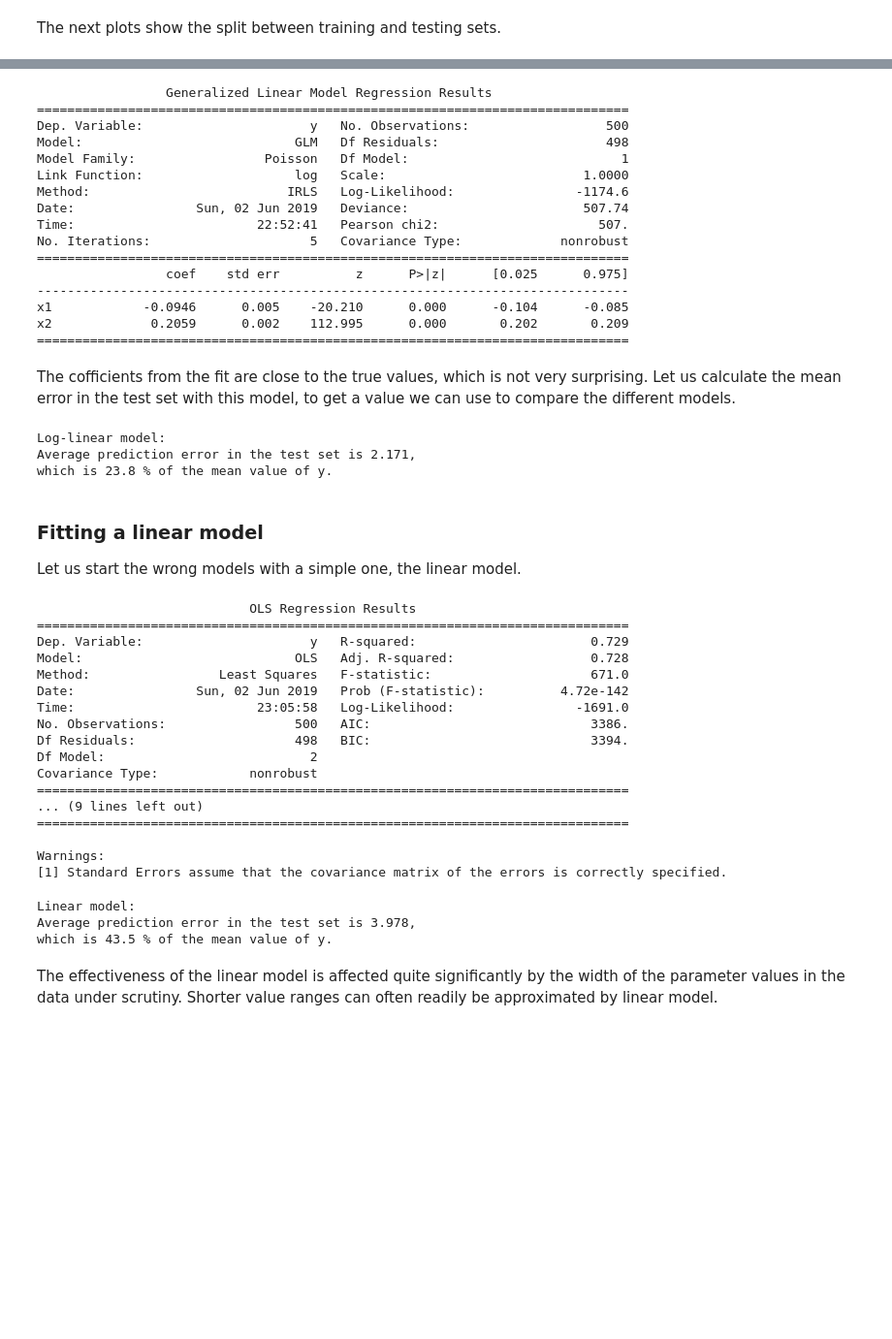
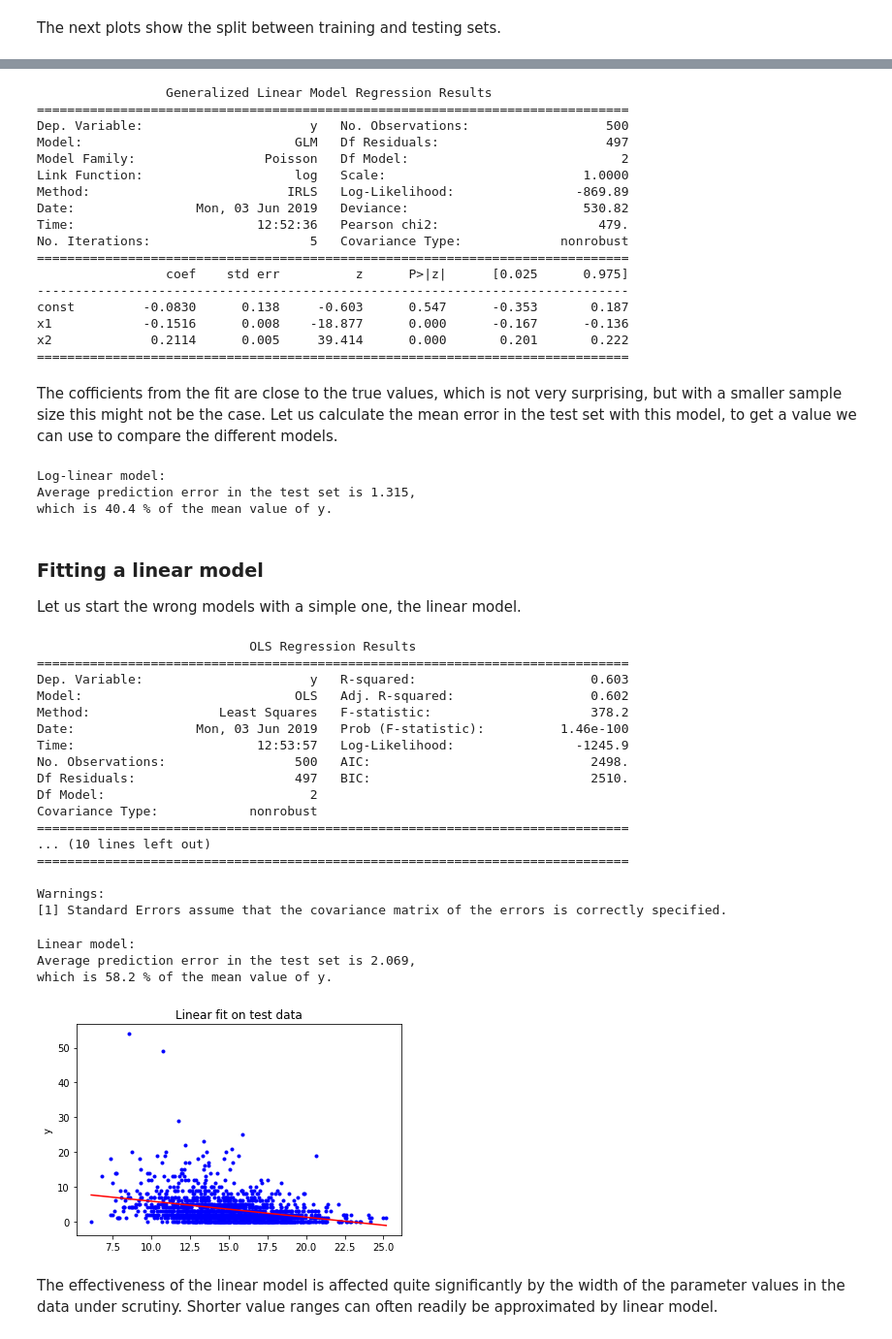
Before and after one commit to vuolankoinen/model-assumption-effects, a Jupyter notebook: simulate-log-linear-data.ipynb, the cells around one changed output, grey strips where cells are left out. Shown: that part at 97% size. Cells and saved outputs as stored; diff of their text form; code cells hidden in the pictures; blank space fills up the shorter version.

```diff
--- a/simulate-log-linear-data.ipynb
+++ b/simulate-log-linear-data.ipynb
@@ -50,5 +50,5 @@ plt.show()
 # %%
-train_X, test_X, train_y, test_y = skl.train_test_split(D, y, test_size=0.5)
+train_X, test_X, train_y, test_y = skl.train_test_split(D, y, test_size=0.75)
 # %% [markdown]
 The next plots show the split between training and testing sets.
 # %%
@@ -92,66 +92,75 @@ We start with the model that happens to be the true one.
 # %%
-modelGLM = sm.GLM(train_y, train_X, family=sm.families.Poisson(sm.families.links.log)).fit()
+modelGLM = sm.GLM(train_y, sm.add_constant(train_X), family=sm.families.Poisson(sm.families.links.log)).fit()
 print(modelGLM.summary())
 # %% [output]
                  Generalized Linear Model Regression Results
 ==============================================================================
 Dep. Variable:                      y   No. Observations:                  500
-Model:                            GLM   Df Residuals:                      498
-Model Family:                 Poisson   Df Model:                            1
+Model:                            GLM   Df Residuals:                      497
+Model Family:                 Poisson   Df Model:                            2
 Link Function:                    log   Scale:                          1.0000
-Method:                          IRLS   Log-Likelihood:                -1174.6
-Date:                Sun, 02 Jun 2019   Deviance:                       507.74
-Time:                        22:52:41   Pearson chi2:                     507.
+Method:                          IRLS   Log-Likelihood:                -869.89
+Date:                Mon, 03 Jun 2019   Deviance:                       530.82
+Time:                        12:52:36   Pearson chi2:                     479.
 No. Iterations:                     5   Covariance Type:             nonrobust
 ==============================================================================
                  coef    std err          z      P>|z|      [0.025      0.975]
 ------------------------------------------------------------------------------
-x1            -0.0946      0.005    -20.210      0.000      -0.104      -0.085
-x2             0.2059      0.002    112.995      0.000       0.202       0.209
+const         -0.0830      0.138     -0.603      0.547      -0.353       0.187
+x1            -0.1516      0.008    -18.877      0.000      -0.167      -0.136
+x2             0.2114      0.005     39.414      0.000       0.201       0.222
 ==============================================================================
 # %% [markdown]
-The cofficients from the fit are close to the true values, which is not very surprising.
+The cofficients from the fit are close to the true values, which is not very surprising, but with a smaller sample size this might not be the case.
 Let us calculate the mean error in the test set with this model, to get a value we can use to compare the different models.
 # %%
 print("\nLog-linear model:\nAverage prediction error in the test set is {:0.3f},\nwhich is {:0.1f} % of the mean value of y.".format(
-    np.mean(abs(modelGLM.predict(train_X)-train_y)),
-    np.mean(abs(modelGLM.predict(train_X)-train_y))/np.mean(train_y)*100))
+    np.mean(abs(modelGLM.predict(sm.add_constant(test_X))-test_y)),
+    np.mean(abs(modelGLM.predict(sm.add_constant(test_X))-test_y))/np.mean(test_y)*100))
 # %% [output]
 Log-linear model:
-Average prediction error in the test set is 2.171,
-which is 23.8 % of the mean value of y.
+Average prediction error in the test set is 1.315,
+which is 40.4 % of the mean value of y.
 # %% [markdown]
 ### Fitting a linear model
 
 Let us start the wrong models with a simple one, the linear model.
 # %%
-modelLinear = sm.OLS(train_y,train_X).fit()
+modelLinear = sm.OLS(train_y,sm.add_constant(train_X)).fit()
 print(modelLinear.summary())
 # %% [output]
                             OLS Regression Results
 ==============================================================================
-Dep. Variable:                      y   R-squared:                       0.729
-Model:                            OLS   Adj. R-squared:                  0.728
-Method:                 Least Squares   F-statistic:                     671.0
-Date:                Sun, 02 Jun 2019   Prob (F-statistic):          4.72e-142
-Time:                        23:05:58   Log-Likelihood:                -1691.0
-No. Observations:                 500   AIC:                             3386.
-Df Residuals:                     498   BIC:                             3394.
+Dep. Variable:                      y   R-squared:                       0.603
+Model:                            OLS   Adj. R-squared:                  0.602
+Method:                 Least Squares   F-statistic:                     378.2
+Date:                Mon, 03 Jun 2019   Prob (F-statistic):          1.46e-100
+Time:                        12:53:57   Log-Likelihood:                -1245.9
+No. Observations:                 500   AIC:                             2498.
+Df Residuals:                     497   BIC:                             2510.
 Df Model:                           2
 Covariance Type:            nonrobust
 ==============================================================================
-... (9 lines left out)
+... (10 lines left out)
 ==============================================================================
 
 Warnings:
 [1] Standard Errors assume that the covariance matrix of the errors is correctly specified.
 # %%
 print("\nLinear model:\nAverage prediction error in the test set is {:0.3f},\nwhich is {:0.1f} % of the mean value of y.".format(
-    np.mean(abs(modelLinear.predict(train_X)-train_y)),
-    np.mean(abs(modelLinear.predict(train_X)-train_y))/np.mean(train_y)*100))
+    np.mean(abs(modelLinear.predict(sm.add_constant(train_X))-train_y)),
+    np.mean(abs(modelLinear.predict(sm.add_constant(train_X))-train_y))/np.mean(train_y)*100))
+plt.scatter(test_X[:,0], test_y,marker='.',c='b')
+plt.plot(np.linspace(min(x1), max(x1)), modelLinear.predict(
+    np.stack((np.repeat(1,50),np.linspace(min(x1), max(x1), 50),np.repeat(np.mean(test_X[:,1]),50)), axis=1)
+), 'r')
+plt.title('Linear fit on test data')
+plt.ylabel("y")
+plt.show()
 # %% [output]
 Linear model:
-Average prediction error in the test set is 3.978,
-which is 43.5 % of the mean value of y.
+Average prediction error in the test set is 2.069,
+which is 58.2 % of the mean value of y.
+[figure, added]
 # %% [markdown]
 The effectiveness of the linear model is affected quite significantly by the width of the parameter values in the data under scrutiny. Shorter value ranges can often readily be approximated by linear model.
```
Also changed, not shown: parts of 8 cells of this notebook.
